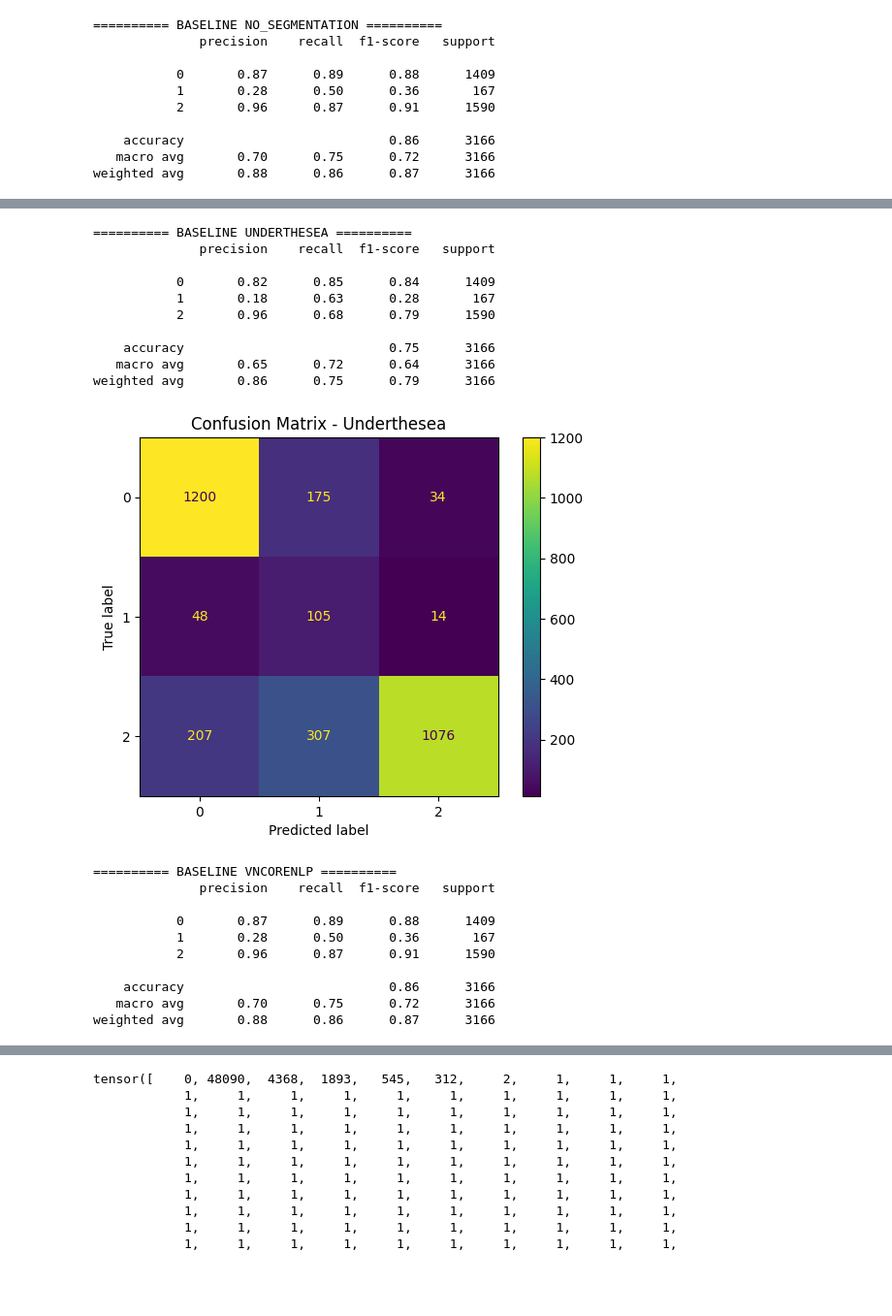
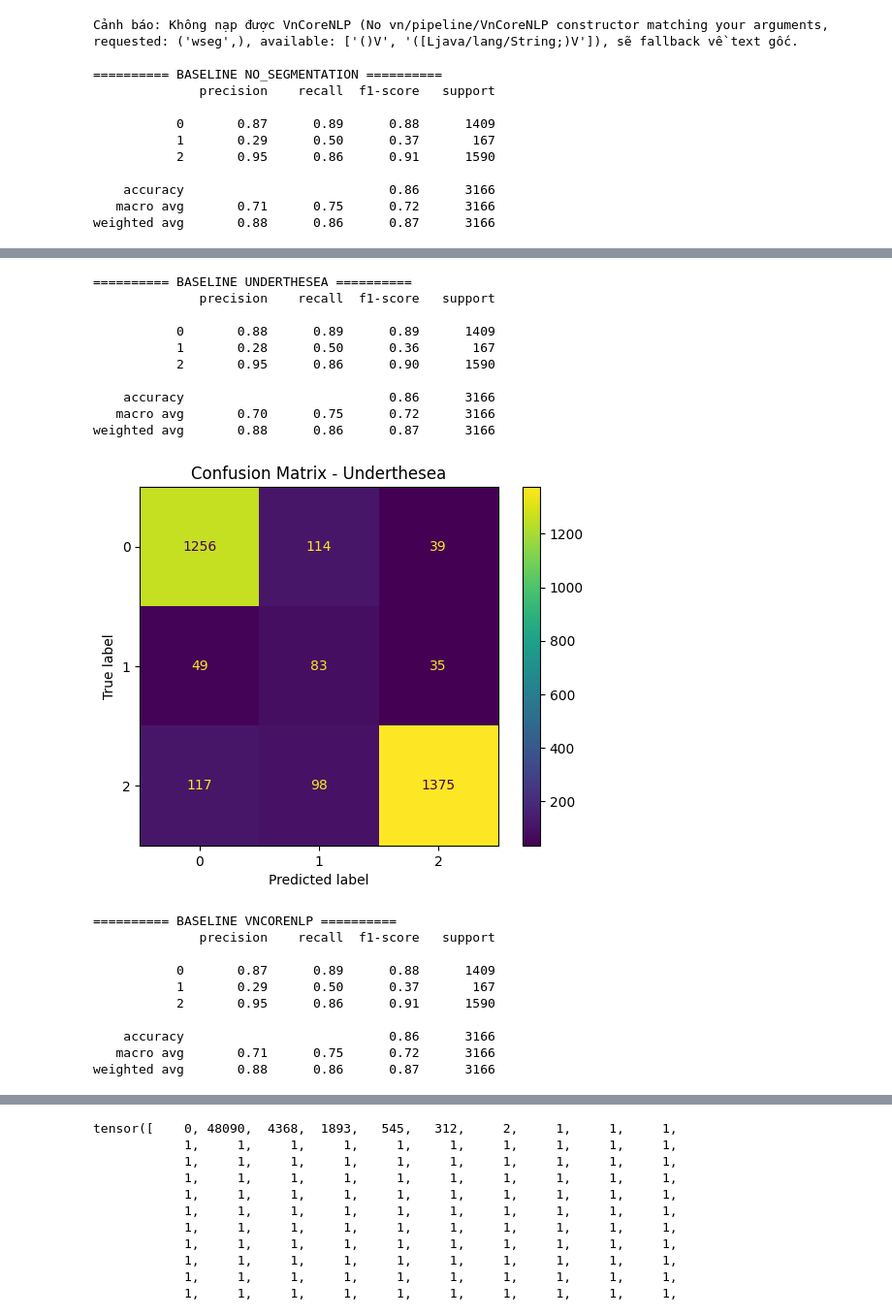
Before and after one commit to Thanhtai1206/sentiment_analysis_pipeline, a Jupyter notebook: 02_Qua_Trinh/2_Notebooks/02_segmenition.ipynb, the cells around one changed output, grey strips where cells are left out. Shown at 97% size. Saved outputs shown, nothing was run; the diff lists cells and outputs as text; code cells hidden in the pictures; blank space fills up the shorter version.

```diff
--- a/02_Qua_Trinh/2_Notebooks/02_segmenition.ipynb
+++ b/02_Qua_Trinh/2_Notebooks/02_segmenition.ipynb
@@ -1,4 +22,6 @@
 # %%
+import os
+import re
 import pandas as pd
 import matplotlib.pyplot as plt
 from sklearn.feature_extraction.text import TfidfVectorizer
@@ -7,10 +30,24 @@ from sklearn.metrics import classification_report, ConfusionMatrixDisplay
 from underthesea import word_tokenize
 import py_vncorenlp
 
+# Hàm chuẩn hóa văn bản đồng bộ với toàn đồ án
+def clean_text(text: str) -> str:
+    if not isinstance(text, str):
+        return ""
+    text = text.lower()
+    text = re.sub(r"\b(gv|thầy|cô)\b", "giảng viên", text)
+    text = re.sub(r"\b(sv)\b", "sinh viên", text)
+    text = re.sub(r"\b(slide|slđ)\b", "bài giảng", text)
+    text = re.sub(r"\b(đc)\b", "được", text)
+    text = re.sub(r"\b(khg|ko|kh|k)\b", "không", text)
+    text = re.sub(r"\b(ok|ổn)\b", "tạm ổn", text)
+    text = re.sub(r"[^\w\s,.+\-]", " ", text)
+    text = re.sub(r"\s+", " ", text).strip()
+    return text
 
 # 1. TẢI DỮ LIỆU
-train_df = pd.read_csv("../data/processed/train_cleaned.csv").dropna()
-test_df = pd.read_csv("../data/raw/test.csv").dropna()
+train_df = pd.read_csv("/content/05_Data/processed/train_cleaned.csv").dropna()
+test_df  = pd.read_csv("/content/05_Data/raw/test.csv").dropna()
 
 # 2. ĐỊNH NGHĨA 3 PHƯƠNG PHÁP TÁCH TỪ
 def no_segmentation(text):
@@ -19,30 +56,34 @@ def no_segmentation(text):
 def underthesea_segmentation(text):
     return word_tokenize(text, format="text")
 
-# Khởi tạo VnCoreNLP (giả sử đã tải model về thư mục ./VnCoreNLP)
+# Khởi tạo VnCoreNLP (cần tải model về thư mục ./VnCoreNLP nếu dùng)
 try:
-    rdrsegmenter = py_vncorenlp.VnCoreNLP(annotators="wseg", save_dir='./VnCoreNLP')
-except:
+    rdrsegmenter = py_vncorenlp.VnCoreNLP(annotators="wseg", save_dir='/content/VnCoreNLP')
+except Exception as e:
+    print(f"Cảnh báo: Không nạp được VnCoreNLP ({e}), sẽ fallback về text gốc.")
     rdrsegmenter = None
 
 def vncorenlp_segmentation(text):
-    if rdrsegmenter is None: return text
+    if rdrsegmenter is None:
+        return text
     sentences = rdrsegmenter.annotate_text(text)
-    words = [word['form'] for sentence in sentences for word in sentence]
+    words = [word['form'] for sentence in sentences.values() for word in sentence]
     return " ".join(words)
 
-# 3. HÀM ĐÁNH GIÁ VÀ VẼ BIỂU ĐỒ (Đã tích hợp Confusion Matrix)
+# 3. HÀM ĐÁNH GIÁ VÀ VẼ BIỂU ĐỒ (Đồng bộ tách từ trên cả Train và Test)
+os.makedirs("/content/2_Result", exist_ok=True)
+
 def evaluate_method(segmentation_func, method_name, model):
     print(f"\n{'='*10} BASELINE {method_name.upper()} {'='*10}")
 
-    # Tiền xử lý dữ liệu
-    X_train_seg = train_df['tokenized'] # Giả sử 'tokenized' đã có sẵn hoặc bạn dùng cột comment
-    X_test_seg = test_df['comment'].apply(segmentation_func)
+    # Áp dụng cùng 1 hàm tách từ cho cả Train và Test
+    X_train_seg = train_df['tokenized'].astype(str).apply(segmentation_func)
+    X_test_seg  = test_df['comment'].astype(str).apply(clean_text).apply(segmentation_func)
 
-    # Vector hóa
+    # Vector hóa (chỉ fit trên Train, transform trên Test)
     tfidf = TfidfVectorizer(ngram_range=(1, 2), max_features=5000)
     X_train_vec = tfidf.fit_transform(X_train_seg)
-    X_test_vec = tfidf.transform(X_test_seg)
+    X_test_vec  = tfidf.transform(X_test_seg)
 
     # Huấn luyện
     model.fit(X_train_vec, train_df['label'])
@@ -50,57 +91,55 @@ def evaluate_method(segmentation_func, method_name, model):
     # Dự đoán
     y_pred = model.predict(X_test_vec)
 
     # In báo cáo
     print(classification_report(test_df['label'], y_pred))
 
     # Vẽ và lưu Confusion Matrix
     ConfusionMatrixDisplay.from_predictions(test_df['label'], y_pred)
     plt.title(f"Confusion Matrix - {method_name}")
-
-    # Lưu file (cần đảm bảo thư mục ../results đã tồn tại)
-    plt.savefig(f'../results/Confusion_Matrix_{method_name}.png')
+    plt.savefig(f'/content/2_Result/Confusion_Matrix_{method_name}.png')
     plt.show()
 
 # 4. CHẠY THỬ NGHIỆM
-# Khởi tạo mô hình dùng chung (ví dụ Logistic Regression như code bạn cung cấp)
 model = LogisticRegression(class_weight='balanced', max_iter=1000, random_state=42)
 
-# Lần lượt chạy 3 phương pháp
 evaluate_method(no_segmentation, "No_Segmentation", model)
 evaluate_method(underthesea_segmentation, "Underthesea", model)
 evaluate_method(vncorenlp_segmentation, "VnCoreNLP", model)
 # %% [output]
+Cảnh báo: Không nạp được VnCoreNLP (No vn/pipeline/VnCoreNLP constructor matching your arguments, requested: ('wseg',), available: ['()V', '([Ljava/lang/String;)V']), sẽ fallback về text gốc.
+
 ========== BASELINE NO_SEGMENTATION ==========
               precision    recall  f1-score   support
 
            0       0.87      0.89      0.88      1409
-           1       0.28      0.50      0.36       167
-           2       0.96      0.87      0.91      1590
+           1       0.29      0.50      0.37       167
+           2       0.95      0.86      0.91      1590
 
     accuracy                           0.86      3166
-   macro avg       0.70      0.75      0.72      3166
+   macro avg       0.71      0.75      0.72      3166
 weighted avg       0.88      0.86      0.87      3166
 [figure]
 ========== BASELINE UNDERTHESEA ==========
               precision    recall  f1-score   support
 
-           0       0.82      0.85      0.84      1409
-           1       0.18      0.63      0.28       167
-           2       0.96      0.68      0.79      1590
+           0       0.88      0.89      0.89      1409
+           1       0.28      0.50      0.36       167
+           2       0.95      0.86      0.90      1590
 
-    accuracy                           0.75      3166
-   macro avg       0.65      0.72      0.64      3166
-weighted avg       0.86      0.75      0.79      3166
+    accuracy                           0.86      3166
+   macro avg       0.70      0.75      0.72      3166
+weighted avg       0.88      0.86      0.87      3166
-[figure, old version]
+[figure, new version]
 ========== BASELINE VNCORENLP ==========
               precision    recall  f1-score   support
 
            0       0.87      0.89      0.88      1409
-           1       0.28      0.50      0.36       167
-           2       0.96      0.87      0.91      1590
+           1       0.29      0.50      0.37       167
+           2       0.95      0.86      0.91      1590
 
     accuracy                           0.86      3166
-   macro avg       0.70      0.75      0.72      3166
+   macro avg       0.71      0.75      0.72      3166
 weighted avg       0.88      0.86      0.87      3166
 [figure]
 # %%
```
Also changed, not shown: parts of 3 cells of this notebook, 31 other files.
